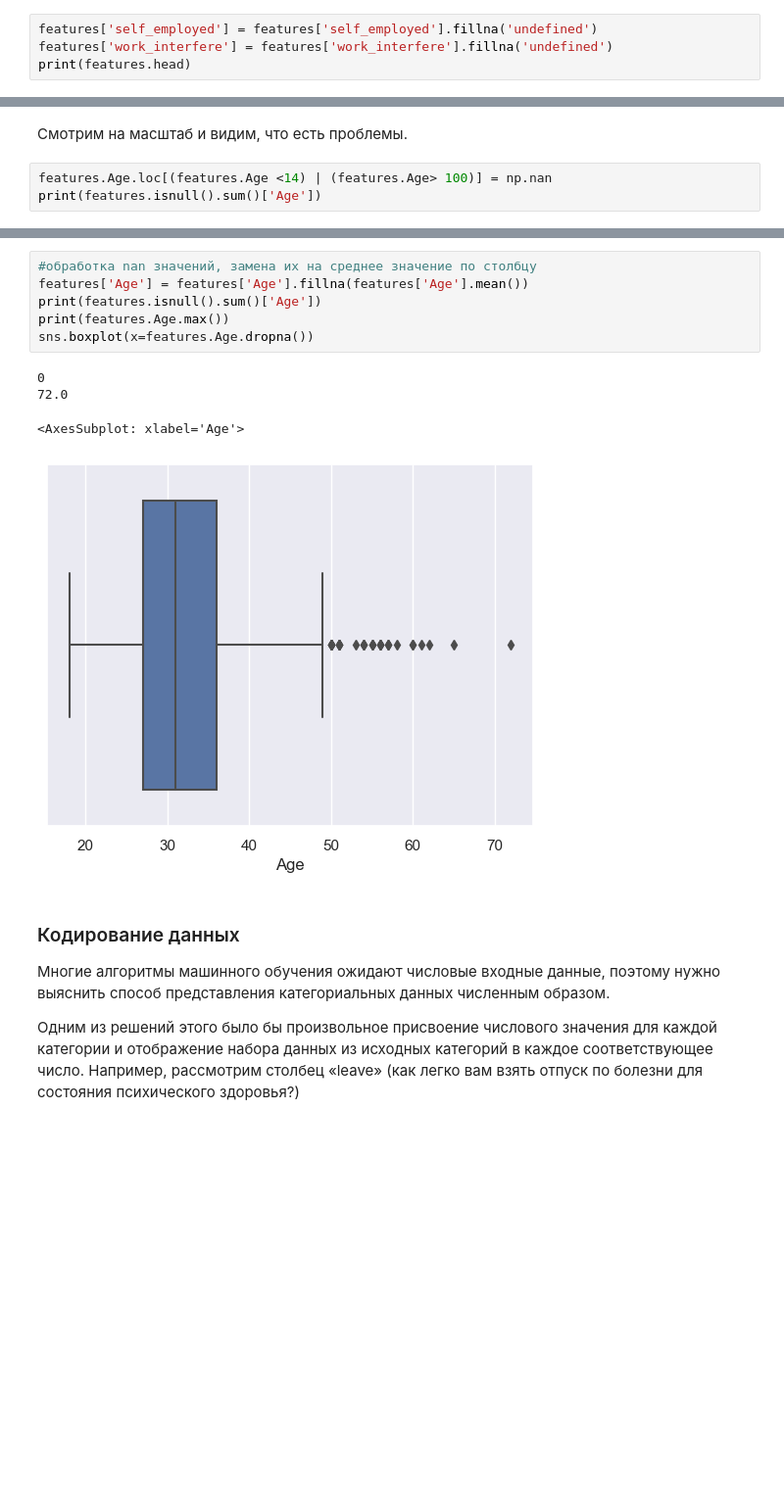
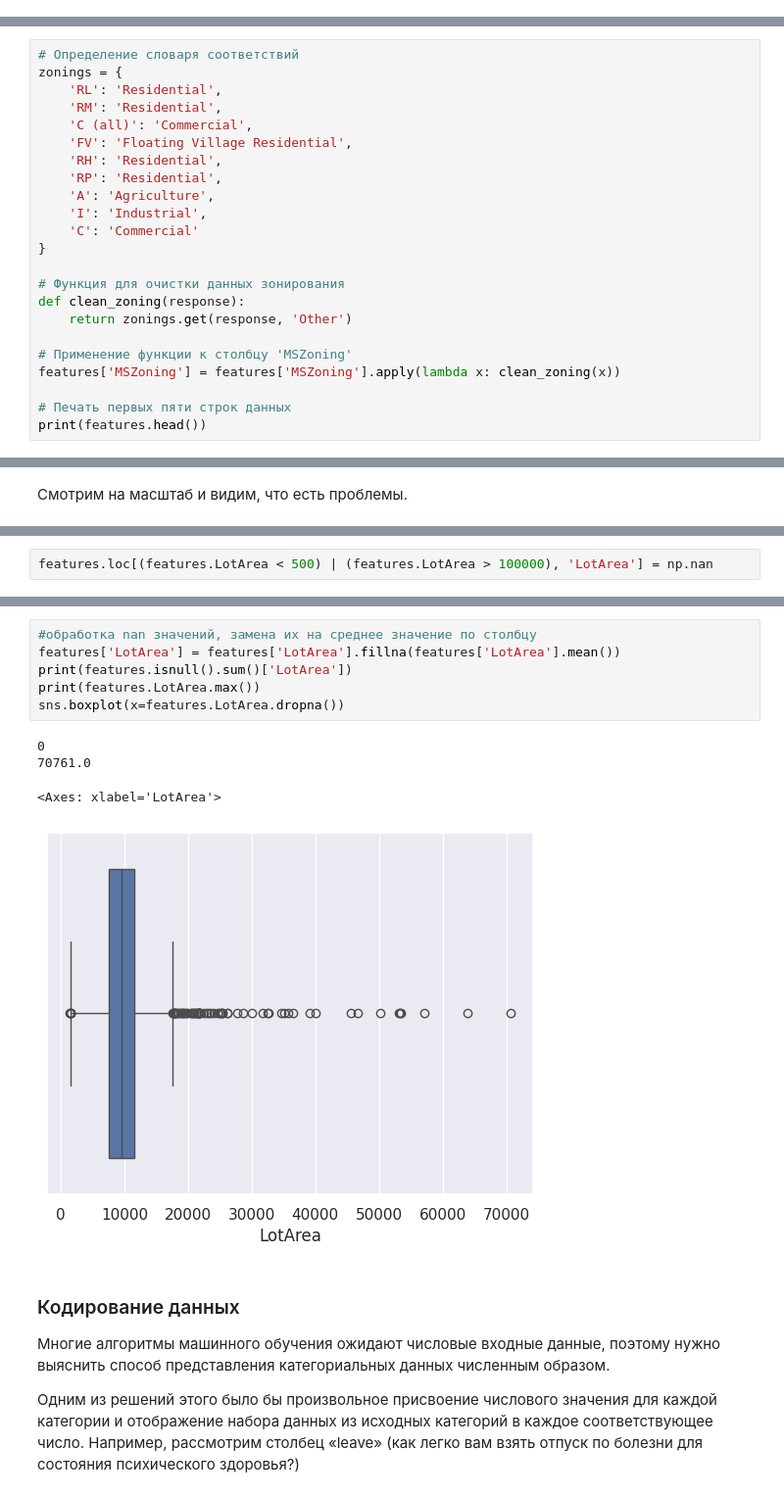
Before and after one commit to b221b/vis43, a Jupyter notebook: Машинное Обучение/Lab04 - Pandas_Datasets/dataset_homework.ipynb, the cells around one changed output, grey strips where cells are left out. Shown at 98% size. Cells and saved outputs as stored; diff of their text form; blank space fills up the shorter version.

```diff
--- a/Машинное Обучение/Lab04 - Pandas_Datasets/dataset_homework.ipynb
+++ b/Машинное Обучение/Lab04 - Pandas_Datasets/dataset_homework.ipynb
@@ -196,7 +212,3 @@ self_employed и work_interfere содержат несколько пропущ
 Еще один способ — это заполнение пропусков, где мы заменяем отсутствующее значение каким-либо образом. Базовые реализации просто заменят все отсутствующие значения средним, медианным, либо же константой.
 
 Для начала необходимо определить что делать с пропущенными значениями, найденными в self_employed и work_interfere. В обоих случаях столбец содержит категориальные данные.
-# %%
-features['self_employed'] = features['self_employed'].fillna('undefined')
-features['work_interfere'] = features['work_interfere'].fillna('undefined')
-print(features.head)
@@ -303,0 +294,23 @@ print(features.head())
+# %%
+# Определение словаря соответствий
+zonings = {
+    'RL': 'Residential',
+    'RM': 'Residential',
+    'C (all)': 'Commercial',
+    'FV': 'Floating Village Residential',
+    'RH': 'Residential',
+    'RP': 'Residential',
+    'A': 'Agriculture',
+    'I': 'Industrial',
+    'C': 'Commercial'
+}
+
+# Функция для очистки данных зонирования
+def clean_zoning(response):
+    return zonings.get(response, 'Other')
+
+# Применение функции к столбцу 'MSZoning'
+features['MSZoning'] = features['MSZoning'].apply(lambda x: clean_zoning(x))
+
+# Печать первых пяти строк данных
+print(features.head())
@@ -334,5 +365,2 @@ sns.boxplot(x=features.Age.dropna())
 # %% [markdown]
 Смотрим на масштаб и видим, что есть проблемы.
-# %%
-features.Age.loc[(features.Age <14) | (features.Age> 100)] = np.nan
-print(features.isnull().sum()['Age'])
@@ -345,3 +367,5 @@ See the caveats in the documentation: https://pandas.pydata.org/pandas-docs/stab
+# %%
+features.loc[(features.LotArea < 500) | (features.LotArea > 100000), 'LotArea'] = np.nan
 # %%
 #визуализация распределения возраста
 %matplotlib inline
@@ -363,14 +387,14 @@ https://gist.github.com/mwaskom/de44147ed2974457ad6372750bbe5751
 # %%
 #обработка nan значений, замена их на среднее значение по столбцу
-features['Age'] = features['Age'].fillna(features['Age'].mean())
-print(features.isnull().sum()['Age'])
-print(features.Age.max())
-sns.boxplot(x=features.Age.dropna())
+features['LotArea'] = features['LotArea'].fillna(features['LotArea'].mean())
+print(features.isnull().sum()['LotArea'])
+print(features.LotArea.max())
+sns.boxplot(x=features.LotArea.dropna())
 # %% [output]
 0
-72.0
+70761.0
-<AxesSubplot: xlabel='Age'>
+<Axes: xlabel='LotArea'>
-[figure, old version]
+[figure, new version]
 # %% [markdown]
 ### Кодирование данных
 
```
Also changed, not shown: parts of 22 cells of this notebook.
